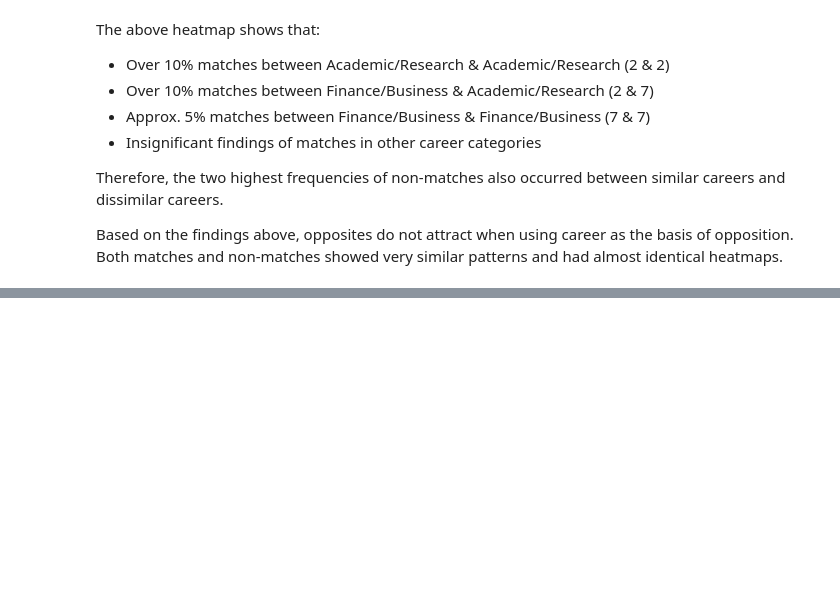
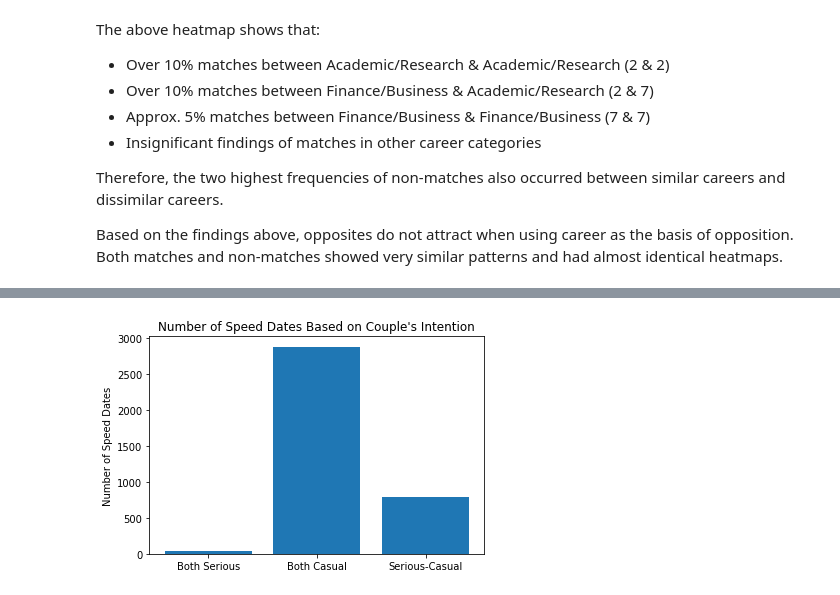
Before and after one commit to Levishantz/Speed_Dating, a Jupyter notebook: speed_dating_cleaned.ipynb, the cells around one changed output, grey strips where cells are left out. Saved outputs shown, nothing was run; the diff lists cells and outputs as text; code cells hidden in the pictures; blank space fills up the shorter version.

```diff
--- a/speed_dating_cleaned.ipynb
+++ b/speed_dating_cleaned.ipynb
@@ -1104,0 +990,26 @@ clean_data[["gender","round","age","field_cd","race","career_c","exphappy","matc
+# %%
+# Create a copy of the combo_goal in order to manipulate the dataframe
+counts_goal = combo_goal.copy()
+# Use groupby to separate data into fields based on individual and partner goal regardless if they matched or not
+counts_goal = counts_goal.groupby(["seriousness_ind", "seriousness_par"]).size().reset_index(name="times_met")
+
+# Categorize each pair with s=serious and c=casual
+ss = int(counts_goal.loc[(counts_goal.seriousness_ind == 'serious') & (counts_goal.seriousness_par == 'serious'), 'times_met'])
+cc = int(counts_goal.loc[(counts_goal.seriousness_ind == 'casual') & (counts_goal.seriousness_par == 'casual'), 'times_met'])
+cs = int(counts_goal.loc[(counts_goal.seriousness_ind == 'casual') & (counts_goal.seriousness_par == 'serious'), 'times_met'])
+sc = int(counts_goal.loc[(counts_goal.seriousness_ind == 'serious') & (counts_goal.seriousness_par == 'casual'), 'times_met'])
+# Combine the two serious-casual groups into one
+sc = cs + sc
+
+# Create a bar plot to show the three categorization of intention
+plt.bar(['Both Serious', 'Both Casual', 'Serious-Casual'],[ss, cc, sc])
+# Label the y-axis accordingly
+plt.ylabel('Number of Speed Dates')
+# Set an appropriate title
+plt.title("Number of Speed Dates Based on Couple's Intention",loc='center')
+# Save as .png
+plt.savefig("Visuals/intention/Number of Speed Dates Based on Couple's Intention.png", transparent=False)
+# Display the plot
+plt.show()
+# %% [output]
+[figure, added]
```
Also changed, not shown: parts of 43 cells of this notebook, 40 other files.
